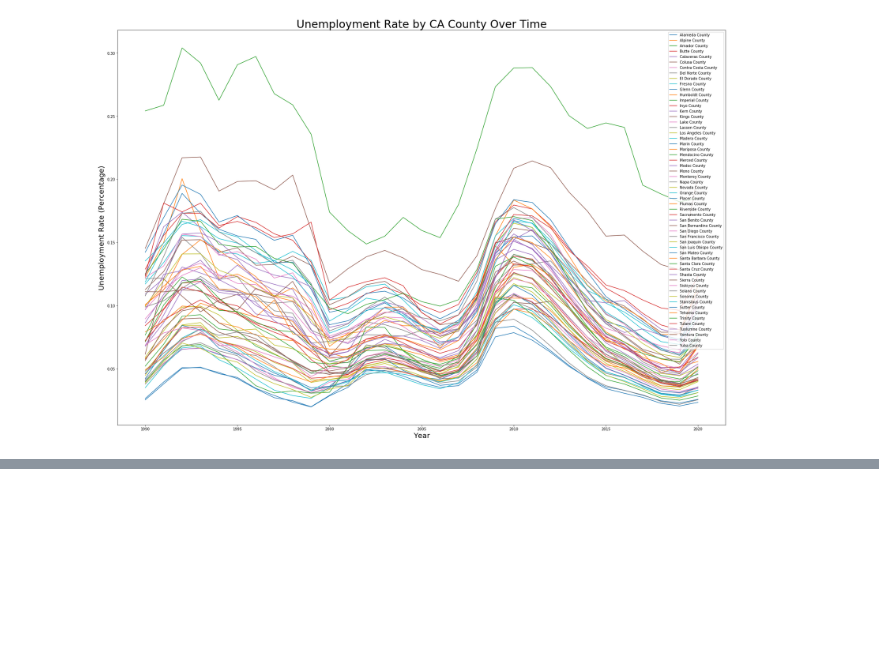
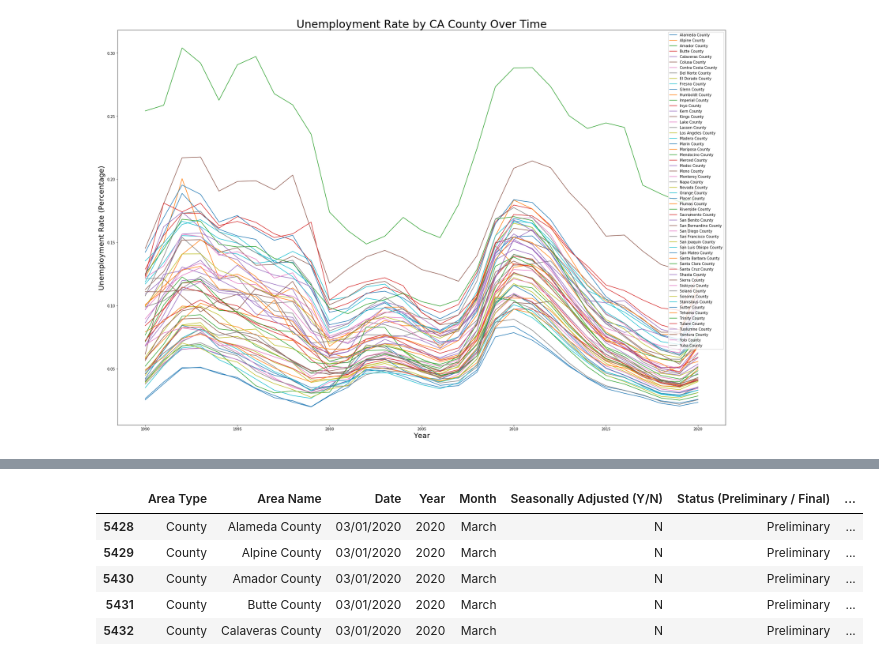
Before and after one commit to huntersapienza/California-Unemployment-Data, a Jupyter notebook: California Unemployment Data.ipynb, the cells around one changed output, grey strips where cells are left out. Cells and saved outputs as stored; diff of their text form; code cells hidden in the pictures; blank space fills up the shorter version.

```diff
--- a/California Unemployment Data.ipynb
+++ b/California Unemployment Data.ipynb
@@ -248,0 +266,9 @@ plt.show()
+# %%
+march_2020.head()
+# %% [output]
+|  | Area Type | Area Name | Date | Year | Month | Seasonally Adjusted (Y/N) | Status (Preliminary / Final) | ... |
+| 5428 | County | Alameda County | 03/01/2020 | 2020 | March | N | Preliminary | ... |
+| 5429 | County | Alpine County | 03/01/2020 | 2020 | March | N | Preliminary | ... |
+| 5430 | County | Amador County | 03/01/2020 | 2020 | March | N | Preliminary | ... |
+| 5431 | County | Butte County | 03/01/2020 | 2020 | March | N | Preliminary | ... |
+| 5432 | County | Calaveras County | 03/01/2020 | 2020 | March | N | Preliminary | ... |
```
Also changed, not shown: parts of 5 cells of this notebook.
